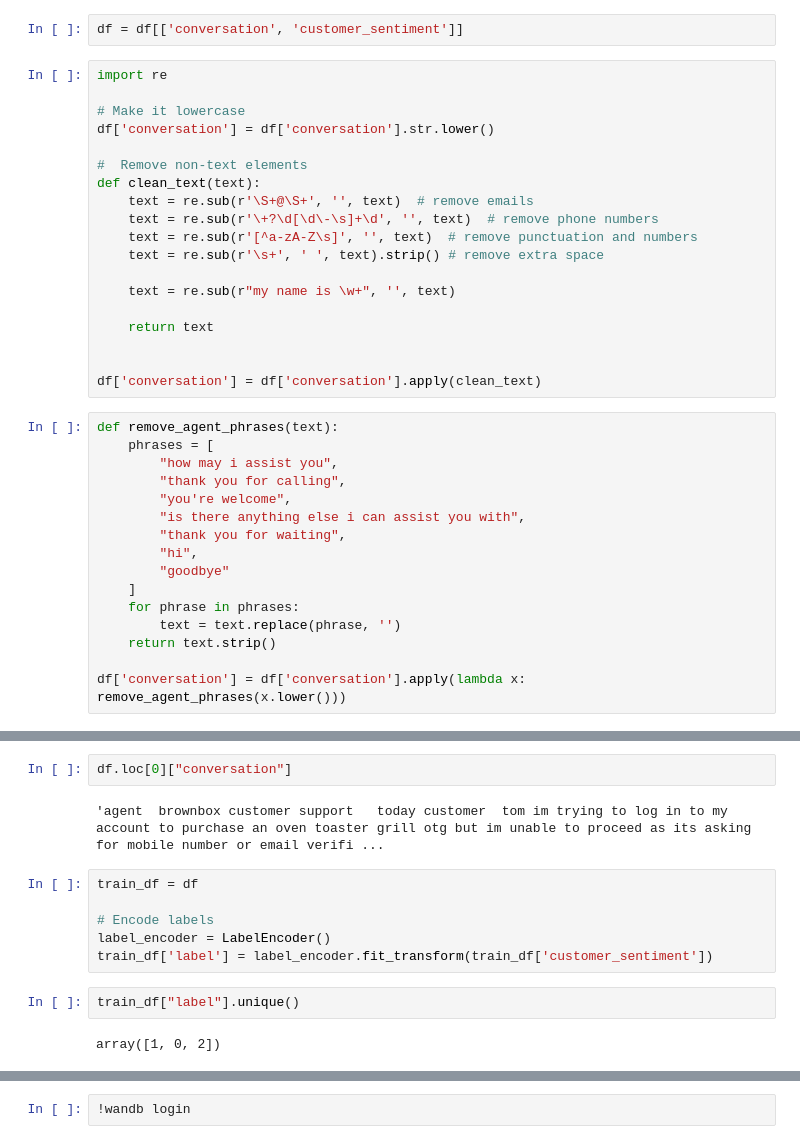
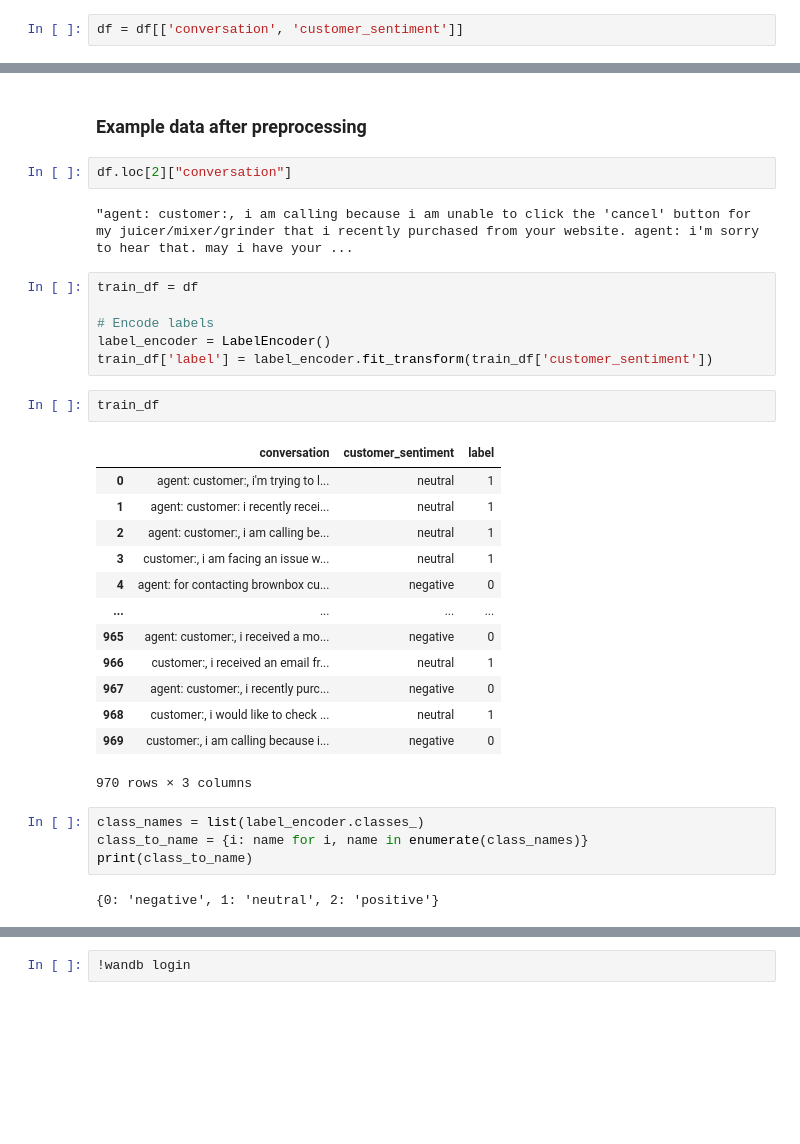
Before and after one commit to ovguyo/sentiment-analysis, a Jupyter notebook: EDA and train.ipynb, the cells around one changed output, grey strips where cells are left out. Saved outputs shown, nothing was run; the diff lists cells and outputs as text; blank space fills up the shorter version.

```diff
--- a/EDA and train.ipynb
+++ b/EDA and train.ipynb
@@ -104,38 +123,3 @@ There is a strong negative correlation (-0.41) between customer sentiment and co
 ## Preparing the dataset
 # %%
 df = df[['conversation', 'customer_sentiment']]
-# %%
-import re
-
-# Make it lowercase
-df['conversation'] = df['conversation'].str.lower()
-
-#  Remove non-text elements
-def clean_text(text):
-    text = re.sub(r'\S+@\S+', '', text)  # remove emails
-    text = re.sub(r'\+?\d[\d\-\s]+\d', '', text)  # remove phone numbers
-    text = re.sub(r'[^a-zA-Z\s]', '', text)  # remove punctuation and numbers
-    text = re.sub(r'\s+', ' ', text).strip() # remove extra space
-
-    text = re.sub(r"my name is \w+", '', text)
-
-    return text
-
-
-df['conversation'] = df['conversation'].apply(clean_text)
-# %%
-def remove_agent_phrases(text):
-    phrases = [
-        "how may i assist you",
-        "thank you for calling",
-        "you're welcome",
-        "is there anything else i can assist you with",
-        "thank you for waiting",
-        "hi",
-        "goodbye"
-    ]
-    for phrase in phrases:
-        text = text.replace(phrase, '')
-    return text.strip()
-
-df['conversation'] = df['conversation'].apply(lambda x: remove_agent_phrases(x.lower()))
@@ -142,17 +178,37 @@ df['conversation'] = df['conversation'].apply(lambda x: remove_agent_phrases(x.l
+# %% [markdown]
+### Example data after preprocessing
 # %%
-df.loc[0]["conversation"]
+df.loc[2]["conversation"]
 # %% [output]
-'agent  brownbox customer support   today customer  tom im trying to log in to my account to purchase an oven toaster grill otg but im unable to proceed as its asking for mobile number or email verifi ...
+"agent: customer:, i am calling because i am unable to click the 'cancel' button for my juicer/mixer/grinder that i recently purchased from your website. agent: i'm sorry to hear that. may i have your ...
 # %%
 train_df = df
 
 # Encode labels
 label_encoder = LabelEncoder()
 train_df['label'] = label_encoder.fit_transform(train_df['customer_sentiment'])
-# %%
-train_df["label"].unique()
-# %% [output]
-array([1, 0, 2])
+# %%
+train_df
+# %% [output]
+|  | conversation | customer_sentiment | label |
+| 0 | agent: customer:, i'm trying to l... | neutral | 1 |
+| 1 | agent: customer: i recently recei... | neutral | 1 |
+| 2 | agent: customer:, i am calling be... | neutral | 1 |
+| 3 | customer:, i am facing an issue w... | neutral | 1 |
+| 4 | agent: for contacting brownbox cu... | negative | 0 |
+| ... | ... | ... | ... |
+| 965 | agent: customer:, i received a mo... | negative | 0 |
+| 966 | customer:, i received an email fr... | neutral | 1 |
+| 967 | agent: customer:, i recently purc... | negative | 0 |
+| 968 | customer:, i would like to check ... | neutral | 1 |
+| 969 | customer:, i am calling because i... | negative | 0 |
+970 rows × 3 columns
+# %%
+class_names = list(label_encoder.classes_)
+class_to_name = {i: name for i, name in enumerate(class_names)}
+print(class_to_name)
+# %% [output]
+{0: 'negative', 1: 'neutral', 2: 'positive'}
 # %%
 import os
 import pickle
```
Also changed, not shown: parts of 37 cells of this notebook.
